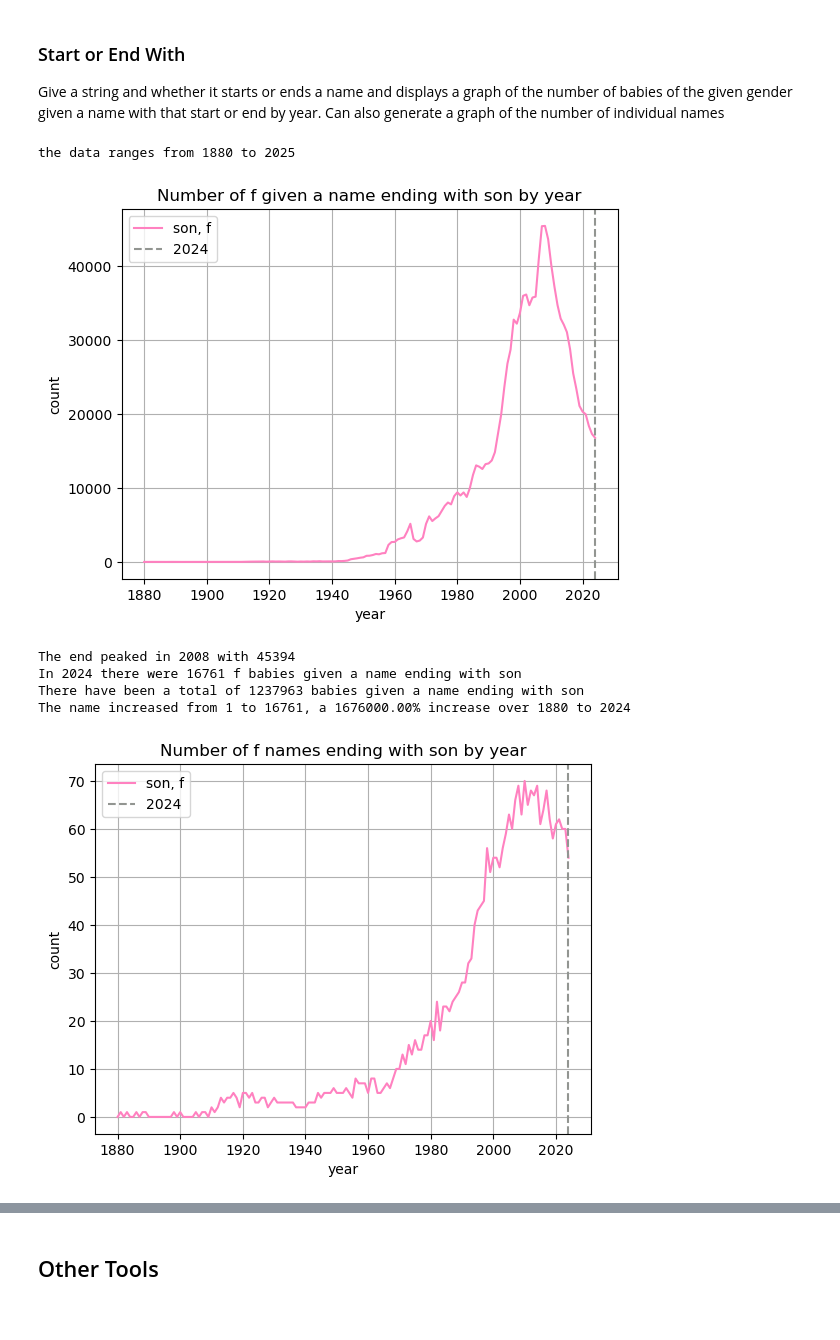
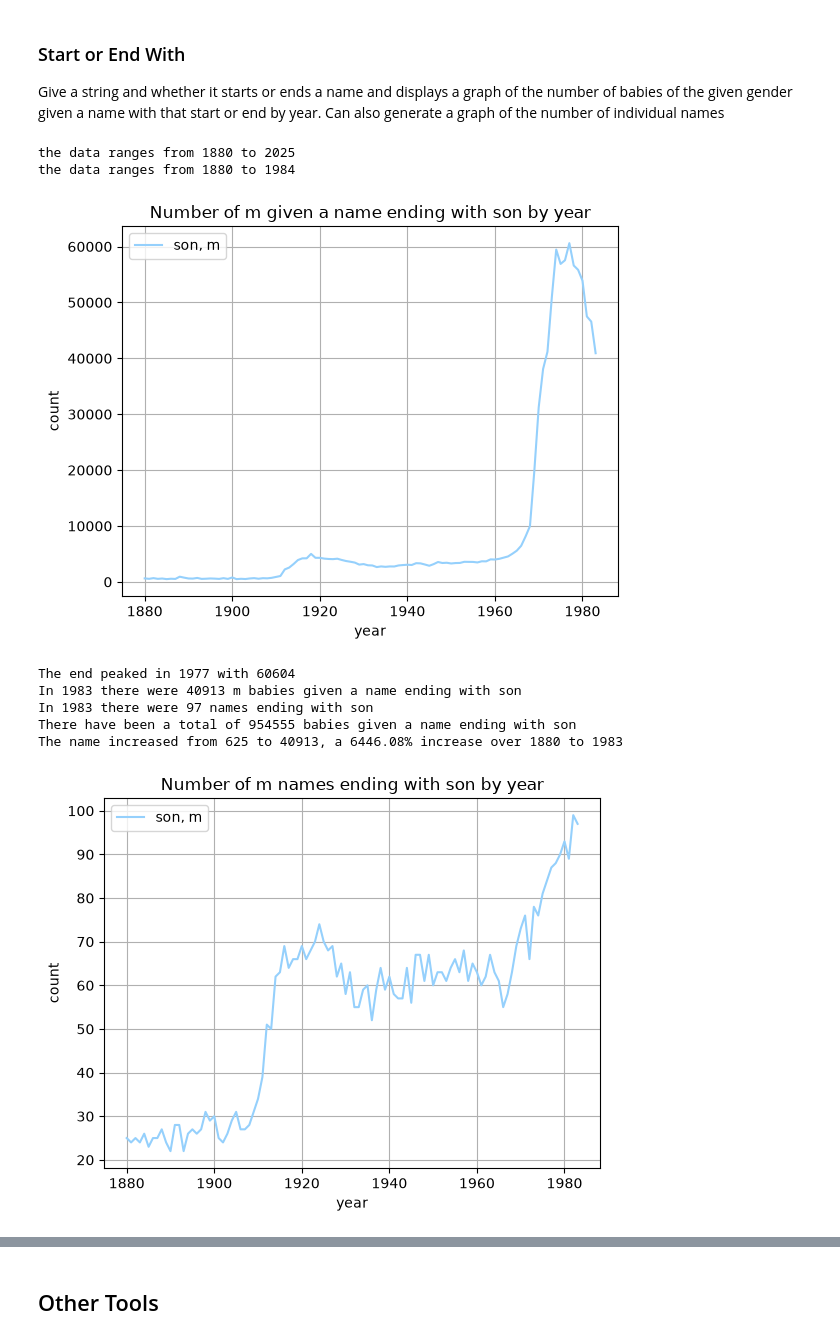
Before and after one commit to MalinMorris/NameData, a Jupyter notebook: data.ipynb, the cells around one changed output, grey strips where cells are left out. Saved outputs shown, nothing was run; the diff lists cells and outputs as text; code cells hidden in the pictures.

```diff
--- a/data.ipynb
+++ b/data.ipynb
@@ -159,27 +160,30 @@ color = female_color if sex == 'f' else male_color
 peak_count_year, peak_count = fun.peak_year(name_counts, min_y)
 title = f"Number of {sex} given a name {choice}ing with {name} by year"
 label = f"{name}, {sex}"
-fun.make_graph(title, range(min_y, max_y), name_counts, year, label, color, True)
+fun.make_graph(title, range(min_y, max_y), name_counts, year, label, color, False)
 plt.show()
 
 print(f"The {choice} peaked in {peak_count_year} with {peak_count}")
 print(f"In {year} there were {int(name_counts[year - min_y])} {sex} babies given a name {choice}ing with {name}")
+print(f"In {year} there were {int(num_names[year - min_y])} names {choice}ing with {name}")
 print(f"There have been a total of {total_sum} babies given a name {choice}ing with {name}")
 print(f"The name {change_verb}d from {initial} to {final}, a {percent_change:.2f}% {change_verb} over {min_y} to {max_y - 1}")
 # %% [output]
 the data ranges from 1880 to 2025
+the data ranges from 1880 to 1984
-[figure, old version]
+[figure, new version]
-The end peaked in 2008 with 45394
-In 2024 there were 16761 f babies given a name ending with son
-There have been a total of 1237963 babies given a name ending with son
-The name increased from 1 to 16761, a 1676000.00% increase over 1880 to 2024
+The end peaked in 1977 with 60604
+In 1983 there were 40913 m babies given a name ending with son
+In 1983 there were 97 names ending with son
+There have been a total of 954555 babies given a name ending with son
+The name increased from 625 to 40913, a 6446.08% increase over 1880 to 1983
 # %%
 title = f"Number of {sex} names {choice}ing with {name} by year"
 label = f"{name}, {sex}"
-fun.make_graph(title, range(min_y, max_y), num_names, year, label, color, True)
+fun.make_graph(title, range(min_y, max_y), num_names, year, label, color, False)
 plt.show()
 # %% [output]
-[figure, old version]
+[figure, new version]
 # %%
 data_names = fun.names_with_string(name, sex, min_y, max_y, function= choice)
 data_names = data_names.sort_values(by = 'Count', ascending= False).reset_index(drop = True)
```
Also changed, not shown: parts of 13 cells of this notebook, 1 other file.
